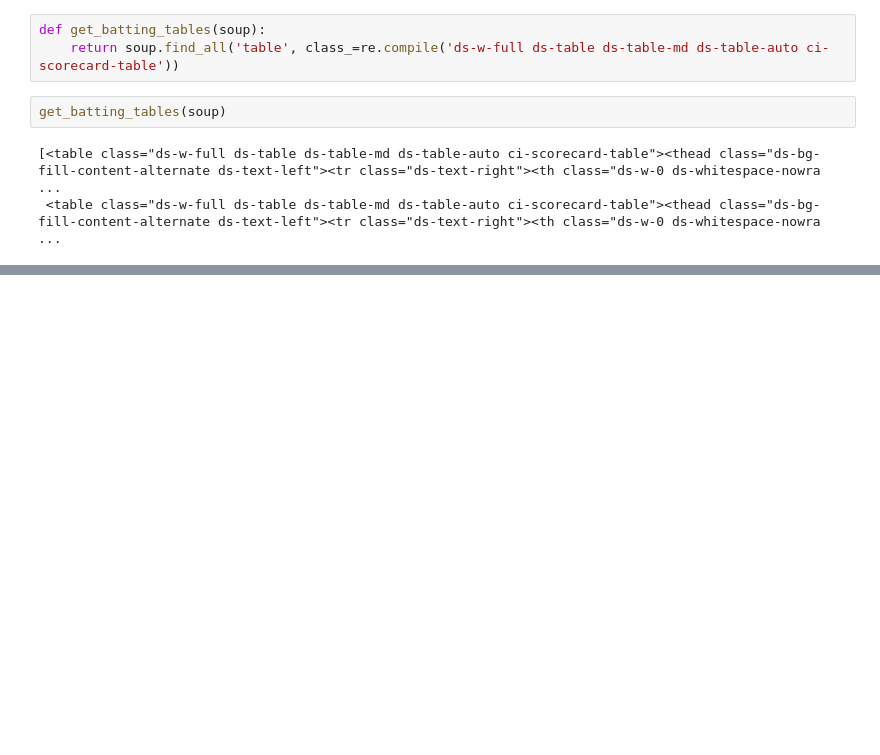
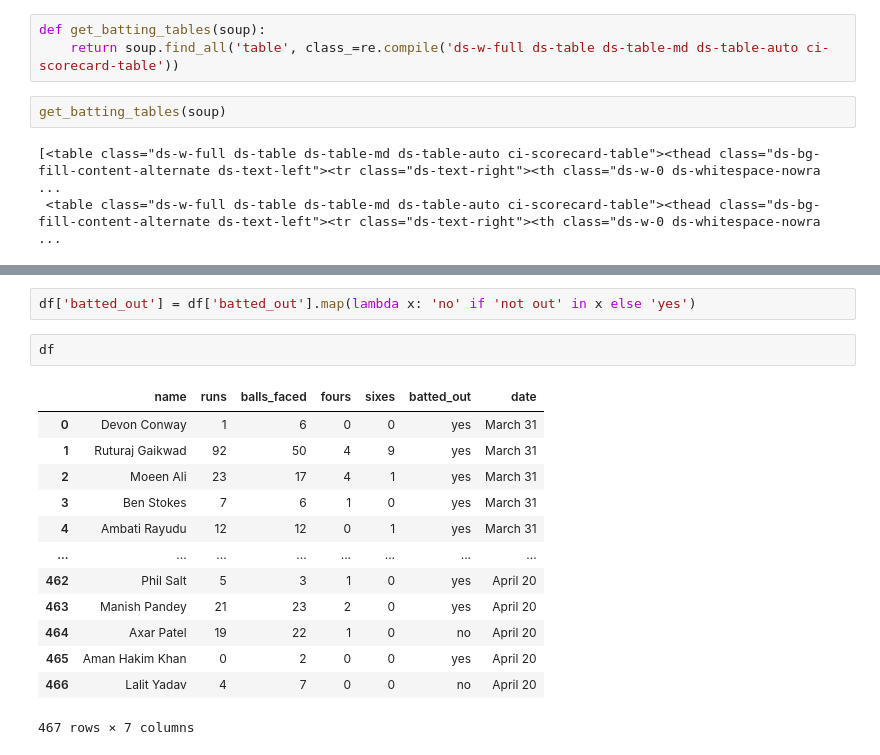
Before and after one commit to aaAbdulkadir/cricket-etl, a Jupyter notebook: notebook/main.ipynb, the cells around one changed output, grey strips where cells are left out. Drawn from its saved outputs; the diff is of its cells as text; blank space fills up the shorter version.

```diff
--- a/notebook/main.ipynb
+++ b/notebook/main.ipynb
@@ -175,0 +231,18 @@ get_batting_tables(soup)
+# %%
+df['batted_out'] = df['batted_out'].map(lambda x: 'no' if 'not out' in x else 'yes')
+# %%
+df
+# %% [output]
+|  | name | runs | balls_faced | fours | sixes | batted_out | date |
+| 0 | Devon Conway | 1 | 6 | 0 | 0 | yes | March 31 |
+| 1 | Ruturaj Gaikwad | 92 | 50 | 4 | 9 | yes | March 31 |
+| 2 | Moeen Ali | 23 | 17 | 4 | 1 | yes | March 31 |
+| 3 | Ben Stokes | 7 | 6 | 1 | 0 | yes | March 31 |
+| 4 | Ambati Rayudu | 12 | 12 | 0 | 1 | yes | March 31 |
+| ... | ... | ... | ... | ... | ... | ... | ... |
+| 462 | Phil Salt | 5 | 3 | 1 | 0 | yes | April 20 |
+| 463 | Manish Pandey | 21 | 23 | 2 | 0 | yes | April 20 |
+| 464 | Axar Patel | 19 | 22 | 1 | 0 | no | April 20 |
+| 465 | Aman Hakim Khan | 0 | 2 | 0 | 0 | yes | April 20 |
+| 466 | Lalit Yadav | 4 | 7 | 0 | 0 | no | April 20 |
+467 rows × 7 columns
```
Also changed, not shown: parts of 4 cells of this notebook, 7 other files.
